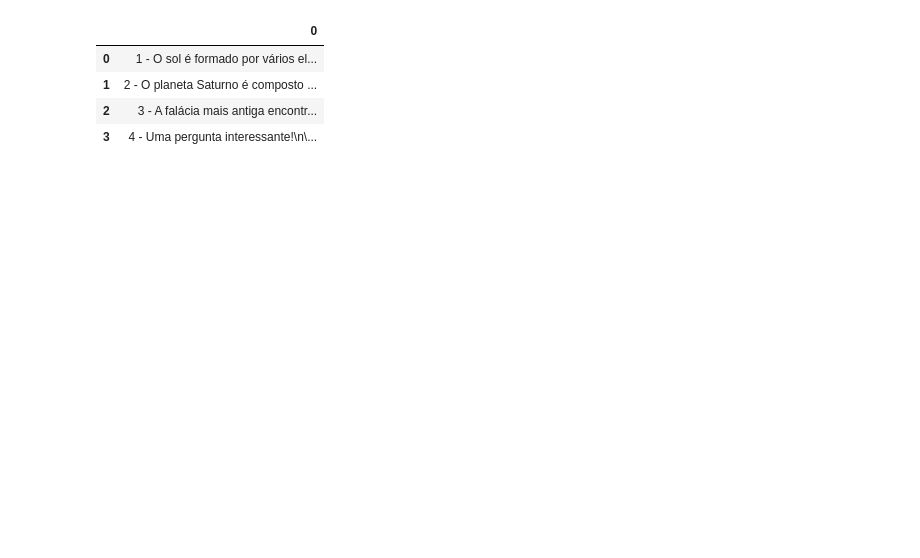
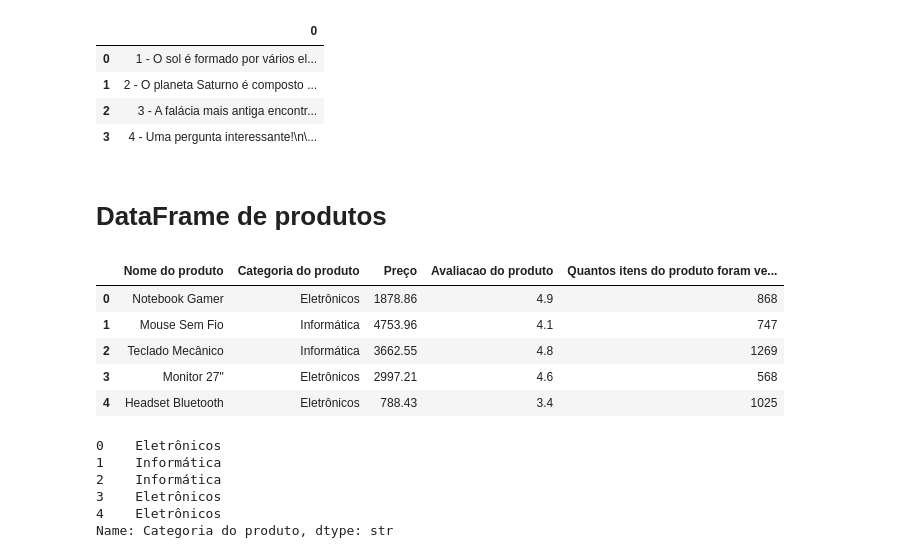
Before and after one commit to Du442/AI-studies, a Jupyter notebook: second-class.ipynb, the cells around one changed output. Drawn from its saved outputs; the diff is of its cells as text; code cells hidden in the pictures; blank space fills up the shorter version.

```diff
--- a/second-class.ipynb
+++ b/second-class.ipynb
@@ -354,3 +356,62 @@ novo
 | 1 | 2 - O planeta Saturno é composto ... |
 | 2 | 3 - A falácia mais antiga encontr... |
 | 3 | 4 - Uma pergunta interessante!\n\... |
+# %% [markdown]
+# DataFrame de produtos
+# %%
+import numpy as np
+import pandas as pd
+
+np.random.seed(42)
+
+nomes_produtos = [
+    'Notebook Gamer', 'Mouse Sem Fio', 'Teclado Mecânico', 'Monitor 27"', 'Headset Bluetooth',
+    'Camiseta Básica', 'Calça Jeans', 'Tênis Esportivo', 'Jaqueta Corta-Vento', 'Boné Aba Reta',
+    'Arroz Integral 5kg', 'Feijão Carioca 1kg', 'Azeite Extra Virgem', 'Café Torrado 500g', 'Leite Desnatado 1L',
+    'Shampoo Anticaspa', 'Condicionador Hidratante', 'Sabonete Líquido', 'Creme Dental', 'Desodorante Roll-on',
+    'Liquidificador 900W', 'Air Fryer 4L', 'Panela Elétrica', 'Ferro de Passar', 'Ventilador de Mesa',
+    'Bola de Futebol', 'Raquete de Tênis', 'Bicicleta Ergométrica', 'Halter 10kg', 'Tapete de Yoga',
+    'Livro de Python', 'Caderno Universitário', 'Caneta Esferográfica', 'Estojo Escolar', 'Mochila Executiva',
+    'Smartphone 128GB', 'Tablet 10"', 'Carregador Rápido', 'Power Bank 20000mAh', 'Cabo USB-C',
+    'Sofá 3 Lugares', 'Mesa de Jantar', 'Cadeira Escritório', 'Luminária de Mesa', 'Tapete Decorativo',
+    'Fralda Descartável', 'Papel Higiênico 12 rolos', 'Detergente Líquido', 'Esponja de Limpeza', 'Lixeira com Pedal'
+]
+
+categorias = [
+    'Eletrônicos', 'Informática', 'Informática', 'Eletrônicos', 'Eletrônicos',
+    'Vestuário', 'Vestuário', 'Calçados', 'Vestuário', 'Acessórios',
+    'Alimentos', 'Alimentos', 'Alimentos', 'Alimentos', 'Alimentos',
+    'Higiene', 'Higiene', 'Higiene', 'Higiene', 'Higiene',
+    'Eletrodomésticos', 'Eletrodomésticos', 'Eletrodomésticos', 'Eletrodomésticos', 'Eletrodomésticos',
+    'Esportes', 'Esportes', 'Esportes', 'Esportes', 'Esportes',
+    'Papelaria', 'Papelaria', 'Papelaria', 'Papelaria', 'Papelaria',
+    'Eletrônicos', 'Eletrônicos', 'Acessórios', 'Acessórios', 'Acessórios',
+    'Móveis', 'Móveis', 'Móveis', 'Casa', 'Casa',
+    'Limpeza', 'Limpeza', 'Limpeza', 'Limpeza', 'Limpeza'
+]
+
+df_produtos = pd.DataFrame({
+    'Nome do produto': nomes_produtos,
+    'Categoria do produto': categorias,
+    'Preço': np.round(np.random.uniform(9.90, 4999.90, 50), 2),
+    'Avaliacao do produto': np.round(np.random.uniform(1.0, 5.0, 50), 1),
+    'Quantos itens do produto foram vendidos': np.random.randint(5, 1500, 50)
+})
+
+df_produtos.head()
+# %% [output]
+|  | Nome do produto | Categoria do produto | Preço | Avaliacao do produto | Quantos itens do produto foram ve... |
+| 0 | Notebook Gamer | Eletrônicos | 1878.86 | 4.9 | 868 |
+| 1 | Mouse Sem Fio | Informática | 4753.96 | 4.1 | 747 |
+| 2 | Teclado Mecânico | Informática | 3662.55 | 4.8 | 1269 |
+| 3 | Monitor 27" | Eletrônicos | 2997.21 | 4.6 | 568 |
+| 4 | Headset Bluetooth | Eletrônicos | 788.43 | 3.4 | 1025 |
+# %%
+df_produtos['Categoria do produto'].head()
+# %% [output]
+0    Eletrônicos
+1    Informática
+2    Informática
+3    Eletrônicos
+4    Eletrônicos
+Name: Categoria do produto, dtype: str
```
Also changed, not shown: parts of 14 cells of this notebook.
